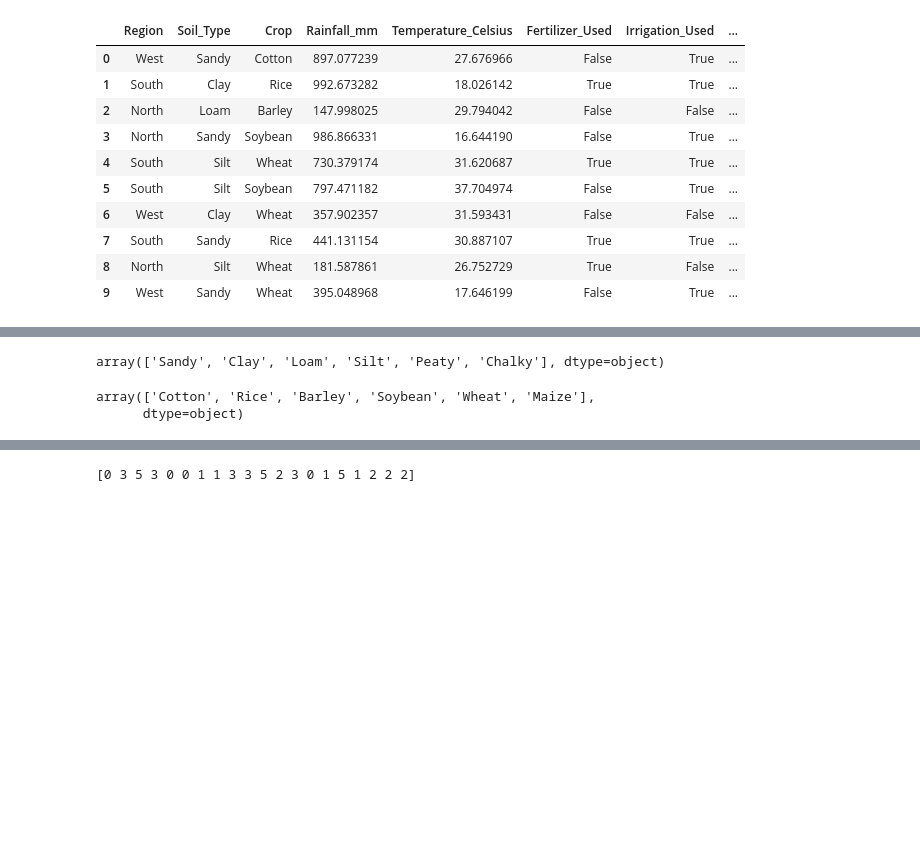
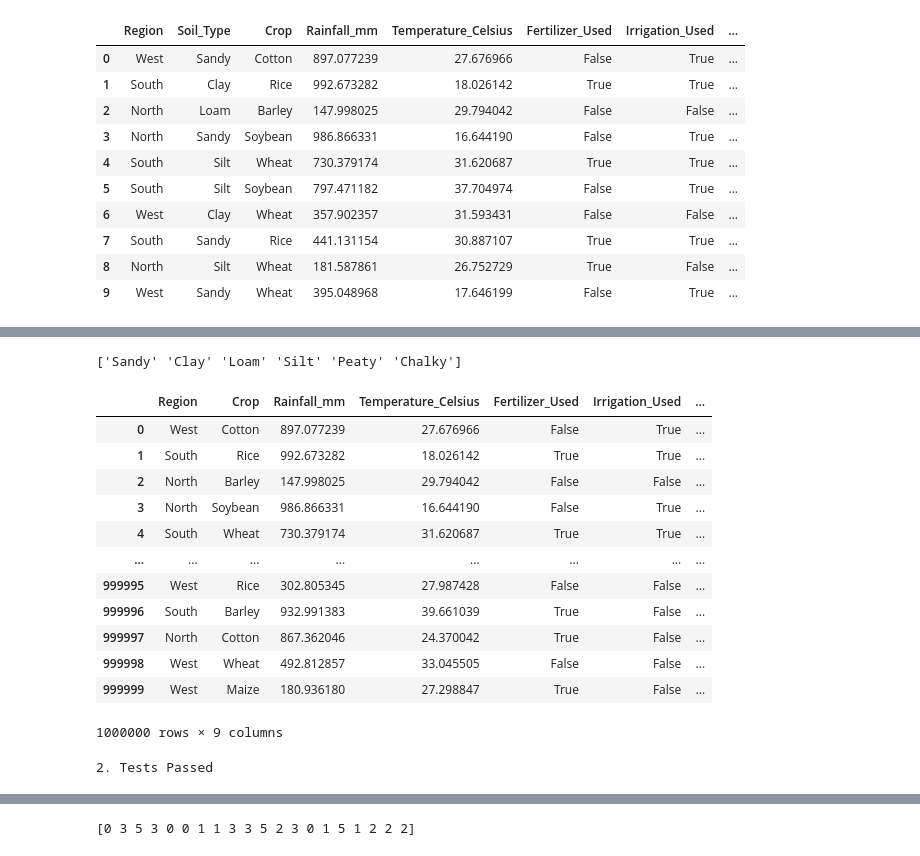
Before and after one commit to BlueJayVRStudio/CSCA5632_final, a Jupyter notebook: UnsupervisedLearningProject.ipynb, the cells around one changed output, grey strips where cells are left out. Drawn from its saved outputs; the diff is of its cells as text; code cells hidden in the pictures; blank space fills up the shorter version.

Commit message:
adding some test cases

```diff
--- a/UnsupervisedLearningProject.ipynb
+++ b/UnsupervisedLearningProject.ipynb
@@ -83,0 +94,3 @@ df_crop_yield.head(10)
+# %%
+df_labels = df_crop_yield.Soil_Type
+df_crop_yield = df_crop_yield.drop(columns=['Soil_Type'])
@@ -84,9 +112,30 @@ df_crop_yield.head(10)
 # %%
-df_crop_yield.Soil_Type.unique()
+# confirm labels were extracted and print unique target labels
+print(df_labels.unique())
 # %% [output]
-array(['Sandy', 'Clay', 'Loam', 'Silt', 'Peaty', 'Chalky'], dtype=object)
+['Sandy' 'Clay' 'Loam' 'Silt' 'Peaty' 'Chalky']
-# %%
-df_crop_yield.Crop.unique()
-# %% [output]
-array(['Cotton', 'Rice', 'Barley', 'Soybean', 'Wheat', 'Maize'],
-      dtype=object)
+# %%
+# confirm that labels have been dropped
+df_crop_yield
+# %% [output]
+|  | Region | Crop | Rainfall_mm | Temperature_Celsius | Fertilizer_Used | Irrigation_Used | ... |
+| 0 | West | Cotton | 897.077239 | 27.676966 | False | True | ... |
+| 1 | South | Rice | 992.673282 | 18.026142 | True | True | ... |
+| 2 | North | Barley | 147.998025 | 29.794042 | False | False | ... |
+| 3 | North | Soybean | 986.866331 | 16.644190 | False | True | ... |
+| 4 | South | Wheat | 730.379174 | 31.620687 | True | True | ... |
+| ... | ... | ... | ... | ... | ... | ... | ... |
+| 999995 | West | Rice | 302.805345 | 27.987428 | False | False | ... |
+| 999996 | South | Barley | 932.991383 | 39.661039 | True | False | ... |
+| 999997 | North | Cotton | 867.362046 | 24.370042 | True | False | ... |
+| 999998 | West | Wheat | 492.812857 | 33.045505 | False | False | ... |
+| 999999 | West | Maize | 180.936180 | 27.298847 | True | False | ... |
+1000000 rows × 9 columns
+# %%
+# Sanity Check 2: Check labels shape and (-)labels crop yield dataframe shape
+assert df_labels.shape == (1000000,), f"expected (1000000,), but got {df_labels.shape}"
+assert df_crop_yield.shape == (1000000, 9), f"expected (1000000, 9), but got {df_crop_yield.shape}"
+tests_passed += 1
+print ("2. Tests Passed")
+# %% [output]
+2. Tests Passed
```
Also changed, not shown: parts of 7 cells of this notebook.
